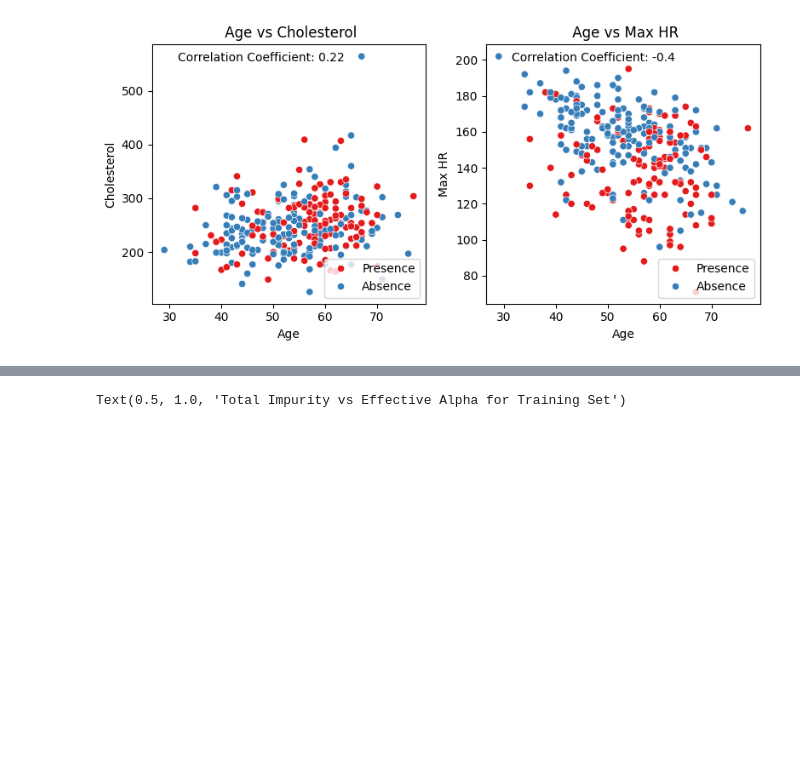
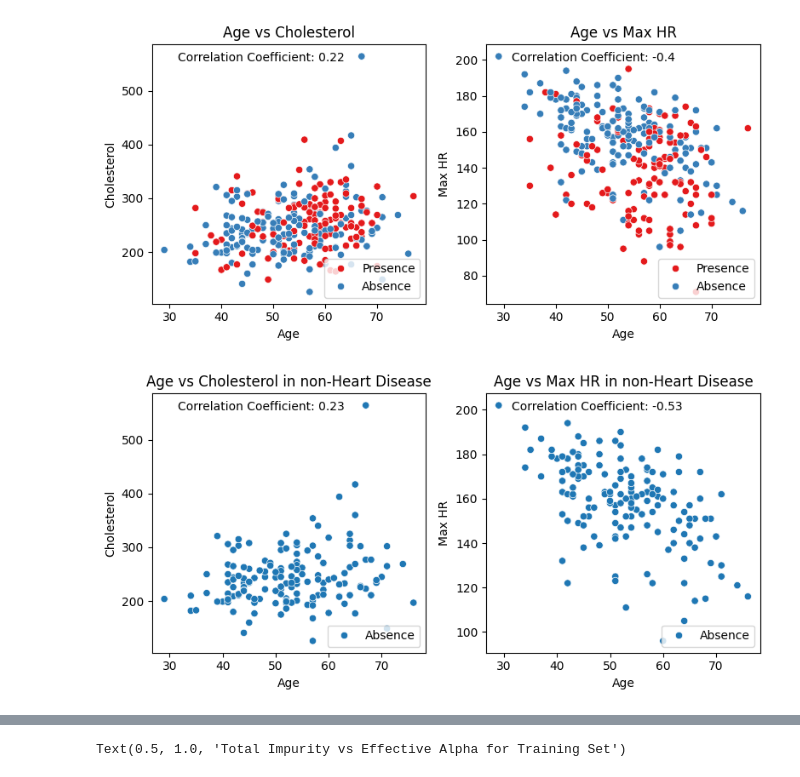
Before and after one commit to Enlightenus/Heart_disease_prediction, a Jupyter notebook: Heart_disease.ipynb, the cells around one changed output, grey strips where cells are left out. Cells and saved outputs as stored; diff of their text form; code cells hidden in the pictures; blank space fills up the shorter version.

```diff
--- a/Heart_disease.ipynb
+++ b/Heart_disease.ipynb
@@ -167,3 +167,23 @@ plt.tight_layout()
 plt.show()
 # %% [output]
 [figure]
+# %%
+fig, axs =plt.subplots(1, 2, figsize=(8, 4))
+factors = ["Cholesterol", "Max HR"]
+df_nonheart = df_op[df_op["Heart Disease"] == "Absence"]
+for i, ax in enumerate(axs.flat):
+    sns.scatterplot(data=df_nonheart , x="Age", y=factors[i], ax=ax, hue="Heart Disease")
+    age_corr = round(df_nonheart['Age'].corr(df_nonheart[factors[i]]), 2)
+    ax.annotate(f'Correlation Coefficient: {age_corr}',
+                xy=(0.05, 0.95),
+                xycoords='axes fraction',
+                xytext=(10, 5),
+                textcoords='offset points',
+                fontsize=10,
+                verticalalignment='top', horizontalalignment='left')
+    ax.legend(loc='lower right')
+    ax.set_title(f'Age vs {factors[i]} in non-Heart Disease')
+plt.tight_layout()
+plt.show()
+# %% [output]
+[figure, added]
```
Also changed, not shown: parts of 2 cells of this notebook.
